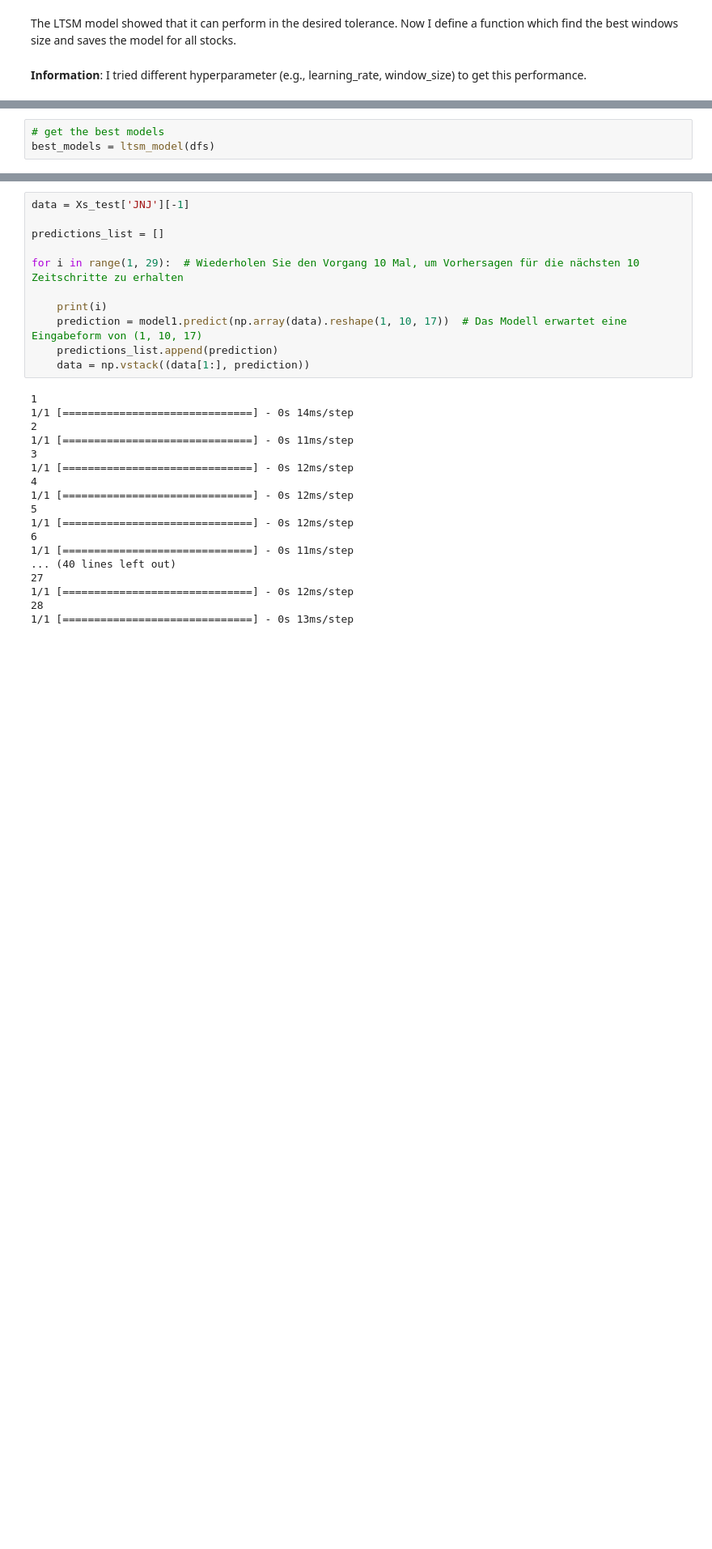
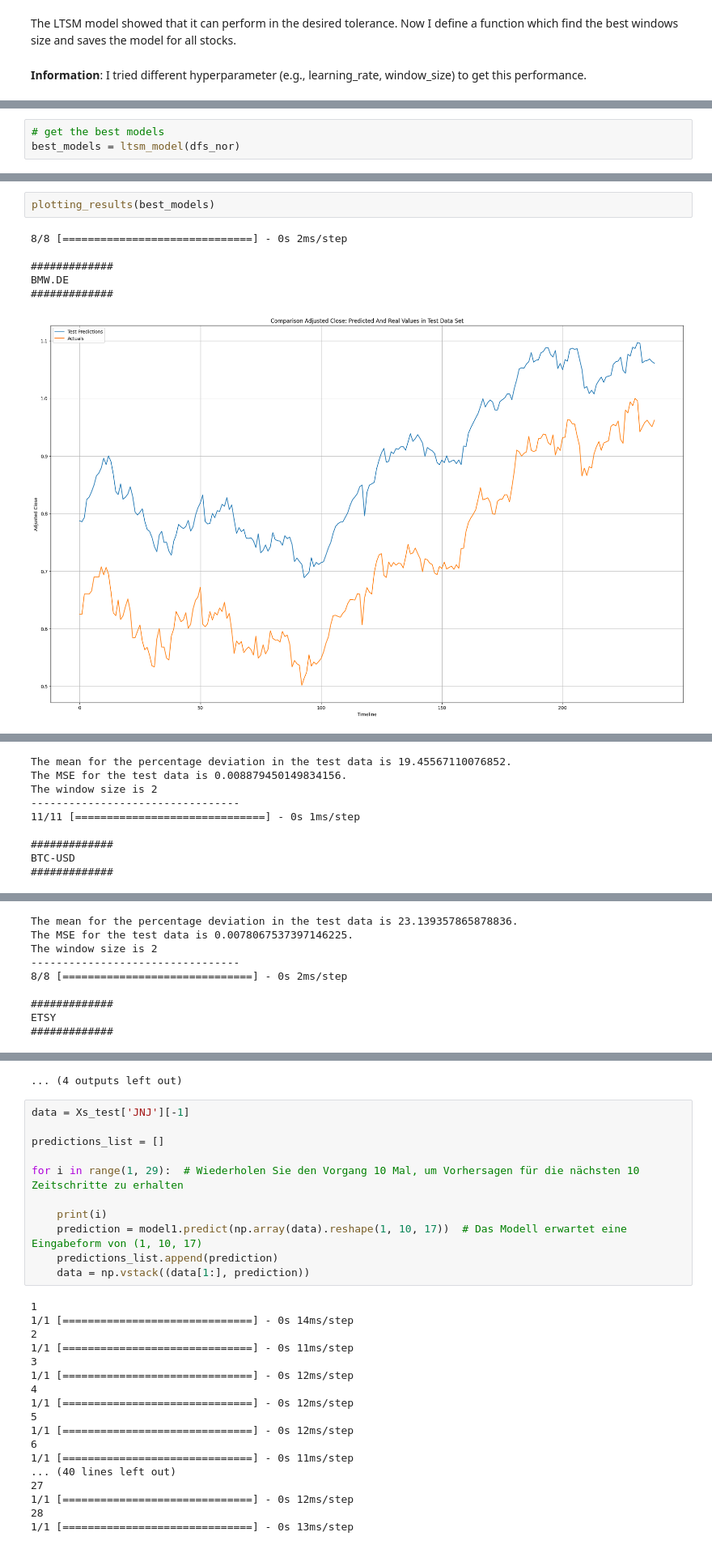
Before and after one commit to maximkiesel1/Stock_Market_Prediction, a Jupyter notebook: Modeling_Stock_Market_Prediction.ipynb, the cells around one changed output, grey strips where cells are left out. Shown at 81% size. Drawn from its saved outputs; the diff is of its cells as text; blank space fills up the shorter version.

```diff
--- a/Modeling_Stock_Market_Prediction.ipynb
+++ b/Modeling_Stock_Market_Prediction.ipynb
@@ -478,5 +585,5 @@ def ltsm_model(dfs):
     return best_models
 # %%
 # get the best models
-best_models = ltsm_model(dfs)
+best_models = ltsm_model(dfs_nor)
 # %% [output]
@@ -506,0 +691,9 @@ Xs_test['JNJ'][-1]
+# %%
+plotting_results(best_models)
+# %% [output]
+8/8 [==============================] - 0s 2ms/step
+
+#############
+BMW.DE
+#############
+[figure, added]
@@ -506,0 +701,9 @@ Xs_test['JNJ'][-1]
+The mean for the percentage deviation in the test data is 19.45567110076852.
+The MSE for the test data is 0.008879450149834156.
+The window size is 2
+---------------------------------
+11/11 [==============================] - 0s 1ms/step
+
+#############
+BTC-USD
+#############
@@ -506,0 +712,9 @@ Xs_test['JNJ'][-1]
+The mean for the percentage deviation in the test data is 23.139357865878836.
+The MSE for the test data is 0.0078067537397146225.
+The window size is 2
+---------------------------------
+8/8 [==============================] - 0s 2ms/step
+
+#############
+ETSY
+#############
@@ -507,3 +734,4 @@ Xs_test['JNJ'][-1]
+... (4 outputs left out)
 # %%
 data = Xs_test['JNJ'][-1]
 
```
Also changed, not shown: parts of 22 cells of this notebook, 15 other files.
